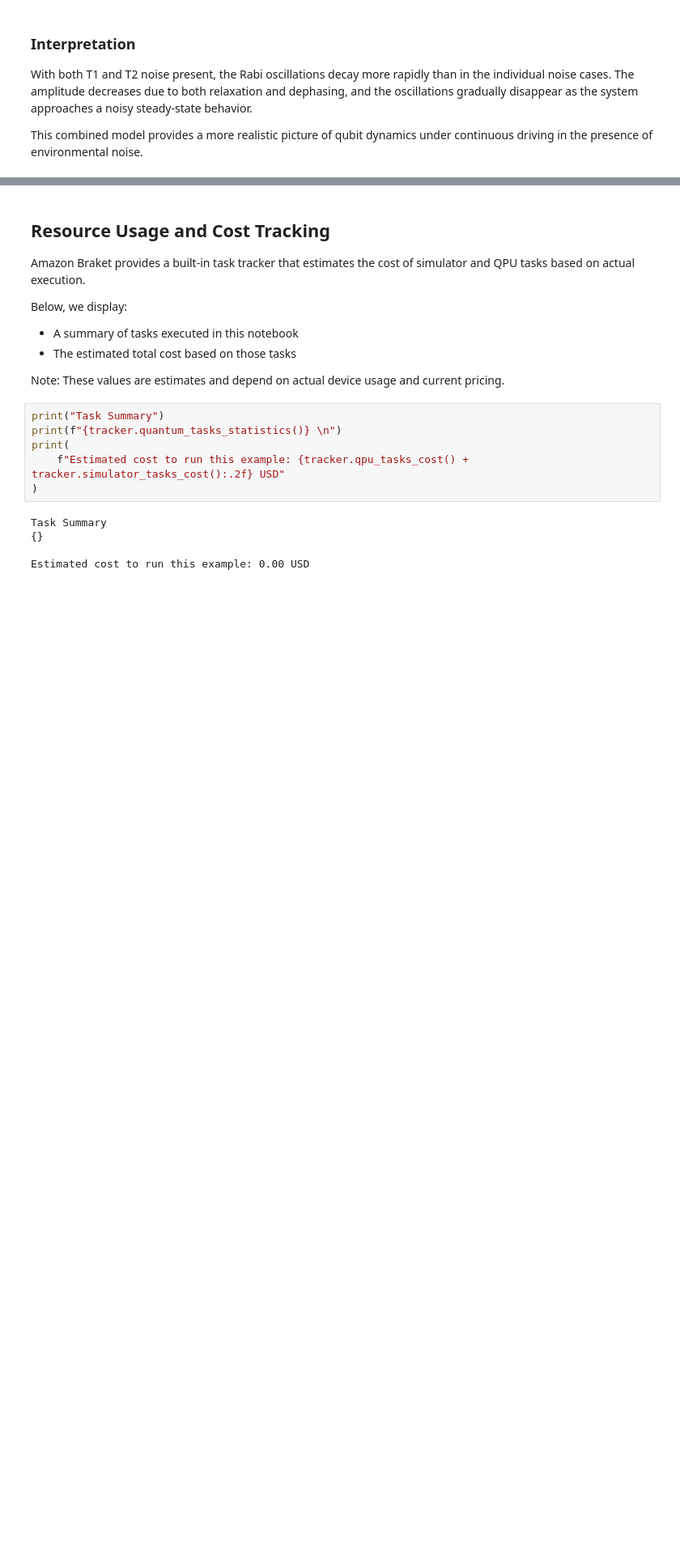
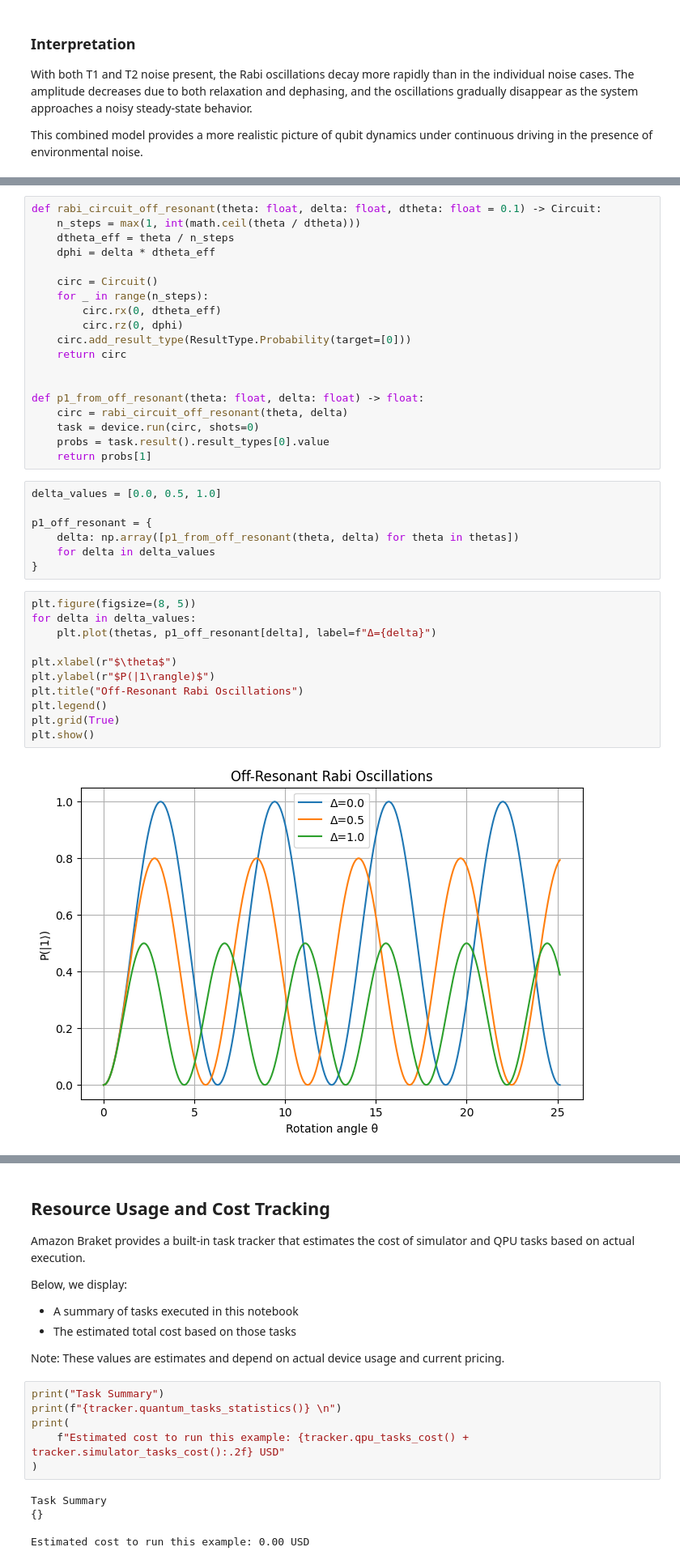
Before and after one commit to amazon-braket/amazon-braket-algorithm-library, a Jupyter notebook: notebooks/textbook/Rabi_Oscillations.ipynb, the cells around one changed output, grey strips where cells are left out. Shown at 81% size. Drawn from its saved outputs; the diff is of its cells as text; blank space fills up the shorter version.

Commit message:
Complete Rabi oscillations notebook with noisy and off-resonant simulations

```diff
--- a/notebooks/textbook/Rabi_Oscillations.ipynb
+++ b/notebooks/textbook/Rabi_Oscillations.ipynb
@@ -427,0 +420,39 @@ This combined model provides a more realistic picture of qubit dynamics under co
+# %%
+def rabi_circuit_off_resonant(theta: float, delta: float, dtheta: float = 0.1) -> Circuit:
+    n_steps = max(1, int(math.ceil(theta / dtheta)))
+    dtheta_eff = theta / n_steps
+    dphi = delta * dtheta_eff
+
+    circ = Circuit()
+    for _ in range(n_steps):
+        circ.rx(0, dtheta_eff)
+        circ.rz(0, dphi)
+    circ.add_result_type(ResultType.Probability(target=[0]))
+    return circ
+
+
+def p1_from_off_resonant(theta: float, delta: float) -> float:
+    circ = rabi_circuit_off_resonant(theta, delta)
+    task = device.run(circ, shots=0)
+    probs = task.result().result_types[0].value
+    return probs[1]
+# %%
+delta_values = [0.0, 0.5, 1.0]
+
+p1_off_resonant = {
+    delta: np.array([p1_from_off_resonant(theta, delta) for theta in thetas])
+    for delta in delta_values
+}
+# %%
+plt.figure(figsize=(8, 5))
+for delta in delta_values:
+    plt.plot(thetas, p1_off_resonant[delta], label=f"Δ={delta}")
+
+plt.xlabel(r"$\theta$")
+plt.ylabel(r"$P(|1\rangle)$")
+plt.title("Off-Resonant Rabi Oscillations")
+plt.legend()
+plt.grid(True)
+plt.show()
+# %% [output]
+[figure, added]
```
Also changed, not shown: parts of 24 cells of this notebook.
